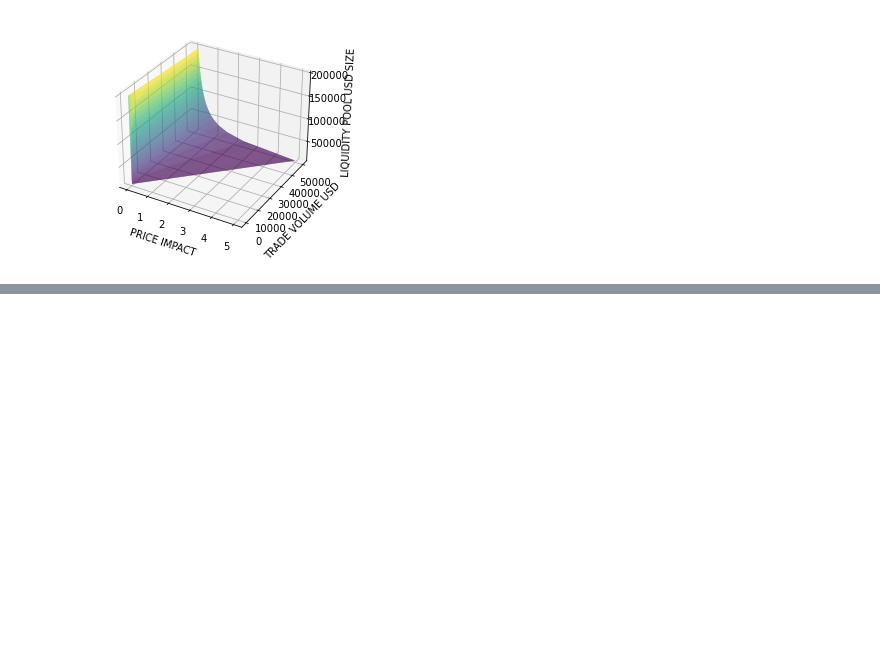
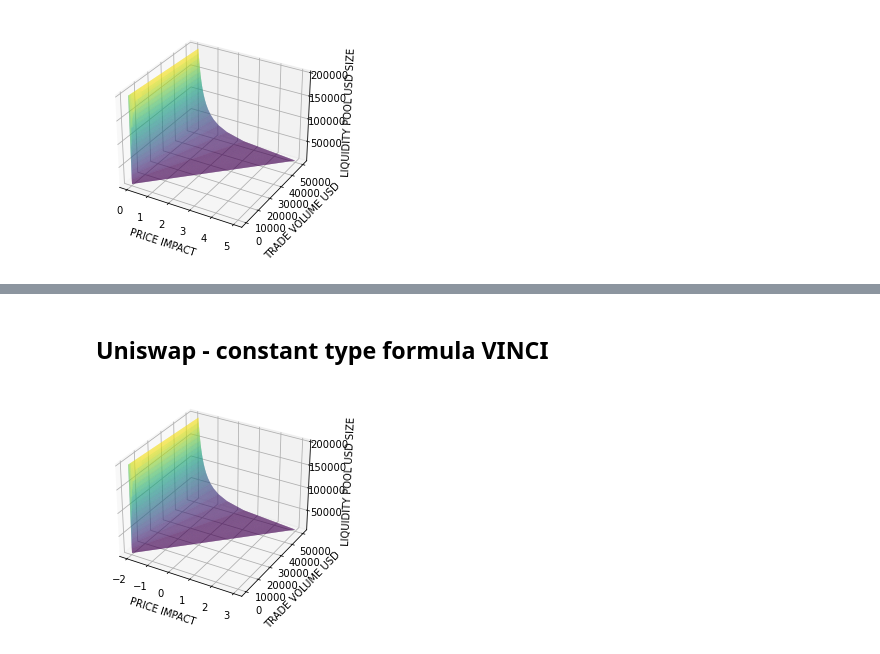
Before and after one commit to The-Digital-Renaissance/financial-analysis, a Jupyter notebook: LIQUIDITY POOL PRICE IMPACT (SLIPPAGE) MODEL.ipynb, the cells around one changed output, grey strips where cells are left out. Cells and saved outputs as stored; diff of their text form; code cells hidden in the pictures; blank space fills up the shorter version.

```diff
--- a/LIQUIDITY POOL PRICE IMPACT (SLIPPAGE) MODEL.ipynb
+++ b/LIQUIDITY POOL PRICE IMPACT (SLIPPAGE) MODEL.ipynb
@@ -124,2 +124,40 @@ plot3D(X, Y, Z)
 # %% [output]
 [interactive output not drawn]
+# %% [markdown]
+## Uniswap - constant type formula VINCI
+# %%
+#Now we iterate through the AMM formula to define the amount of traded tokens you get.
+
+i = 0
+PRICE_IMPACT_ARRAY = []
+
+for i in range(0,len(LIQUIDITY)):
+    LIQUIDITY_loop = LIQUIDITY.iloc[i]
+    j = 0
+    for j in range(0,len(TRADE_USD_SIZE)):
+        TRADE = TRADE_USD_SIZE[j]
+        constant_product=LIQUIDITY_loop['LIQUIDITY_POOL_USD_SIZE']*LIQUIDITY_loop['LIQUIDITY_POOL_VINCI_SIZE']
+        token_b_pool_size=LIQUIDITY_loop['LIQUIDITY_POOL_USD_SIZE']-TRADE
+        token_a_pool_size = UNISWAP_formula(token_b_pool_size,constant_product)
+        NEW_PRICE = TRADE/(LIQUIDITY_loop['LIQUIDITY_POOL_VINCI_SIZE']-token_a_pool_size)
+        PRICE_IMPACT = NEW_PRICE/(Initial_VINCI_price)-1
+        RESULTS =  [constant_product,LIQUIDITY_loop['LIQUIDITY_POOL_USD_SIZE'],LIQUIDITY_loop['LIQUIDITY_POOL_VINCI_SIZE'],LIQUIDITY_loop['LIQUIDITY_POOL_VINCI_SIZE']-token_a_pool_size, TRADE, PRICE_IMPACT]
+        PRICE_IMPACT_ARRAY.append(RESULTS)
+# %%
+PRICE_IMPACT_DF_VINCI = pd.DataFrame(PRICE_IMPACT_ARRAY, columns = ['CONSTANT','LIQUIDITY_POOL_USD_SIZE','LIQUIDITY_POOL_VINCI_SIZE','VINCI_TRADED','TRADE_VOLUME_USD','PRICE_IMPACT'])
+# %%
+from mpl_toolkits import mplot3d
+%matplotlib inline
+import numpy as np
+import matplotlib.pyplot as plt
+
+fig = plt.figure()
+ax = plt.axes(projection='3d')
+ax.plot_trisurf(PRICE_IMPACT_DF_VINCI['PRICE_IMPACT'],
+                PRICE_IMPACT_DF_VINCI['TRADE_VOLUME_USD'],
+                PRICE_IMPACT_DF_VINCI['LIQUIDITY_POOL_USD_SIZE'],cmap='viridis', edgecolor='none');
+ax.set_xlabel('PRICE IMPACT')
+ax.set_ylabel('TRADE VOLUME USD')
+ax.set_zlabel('LIQUIDITY POOL USD SIZE');
+# %% [output]
+[figure, added]
```
Also changed, not shown: parts of 9 cells of this notebook.
